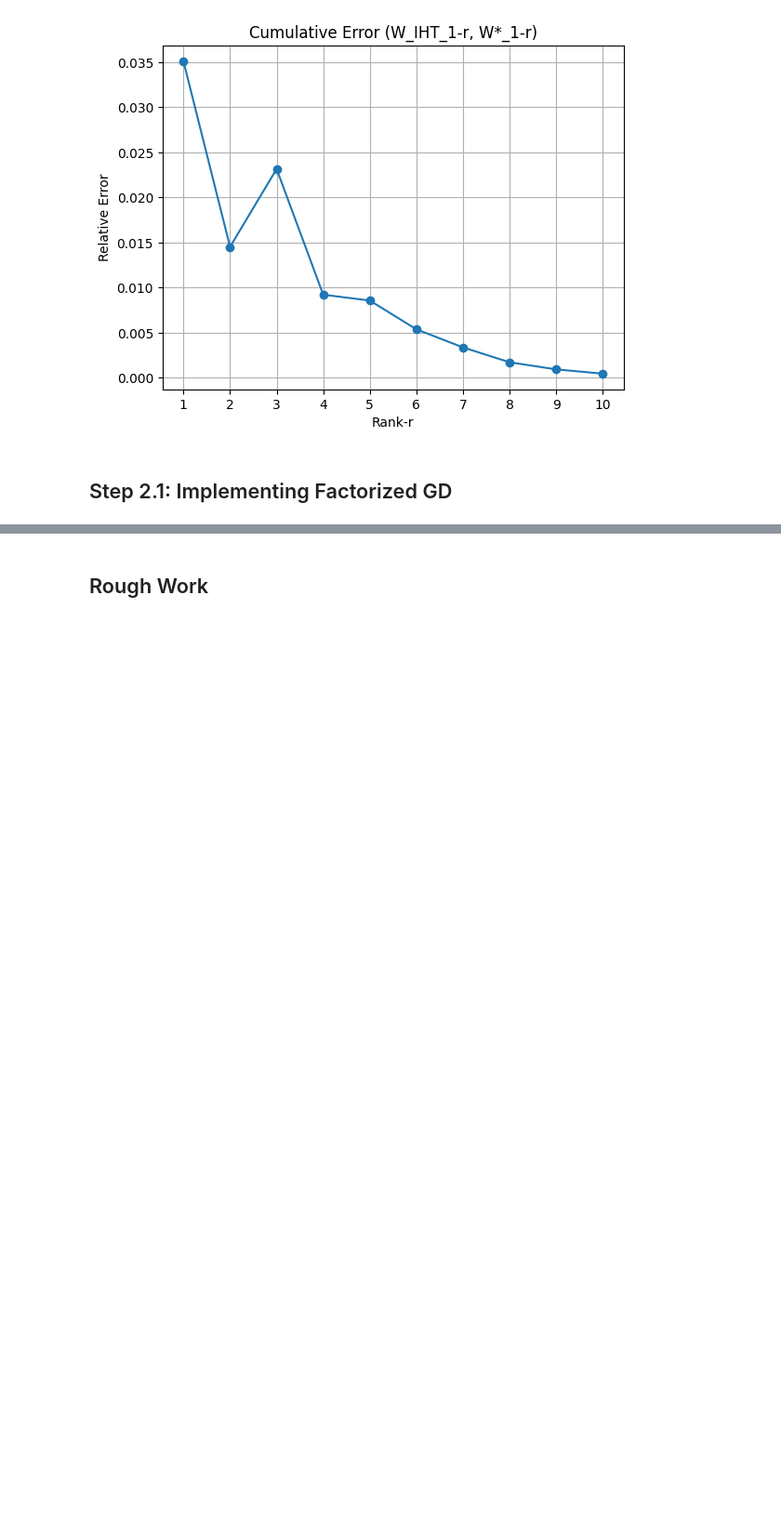
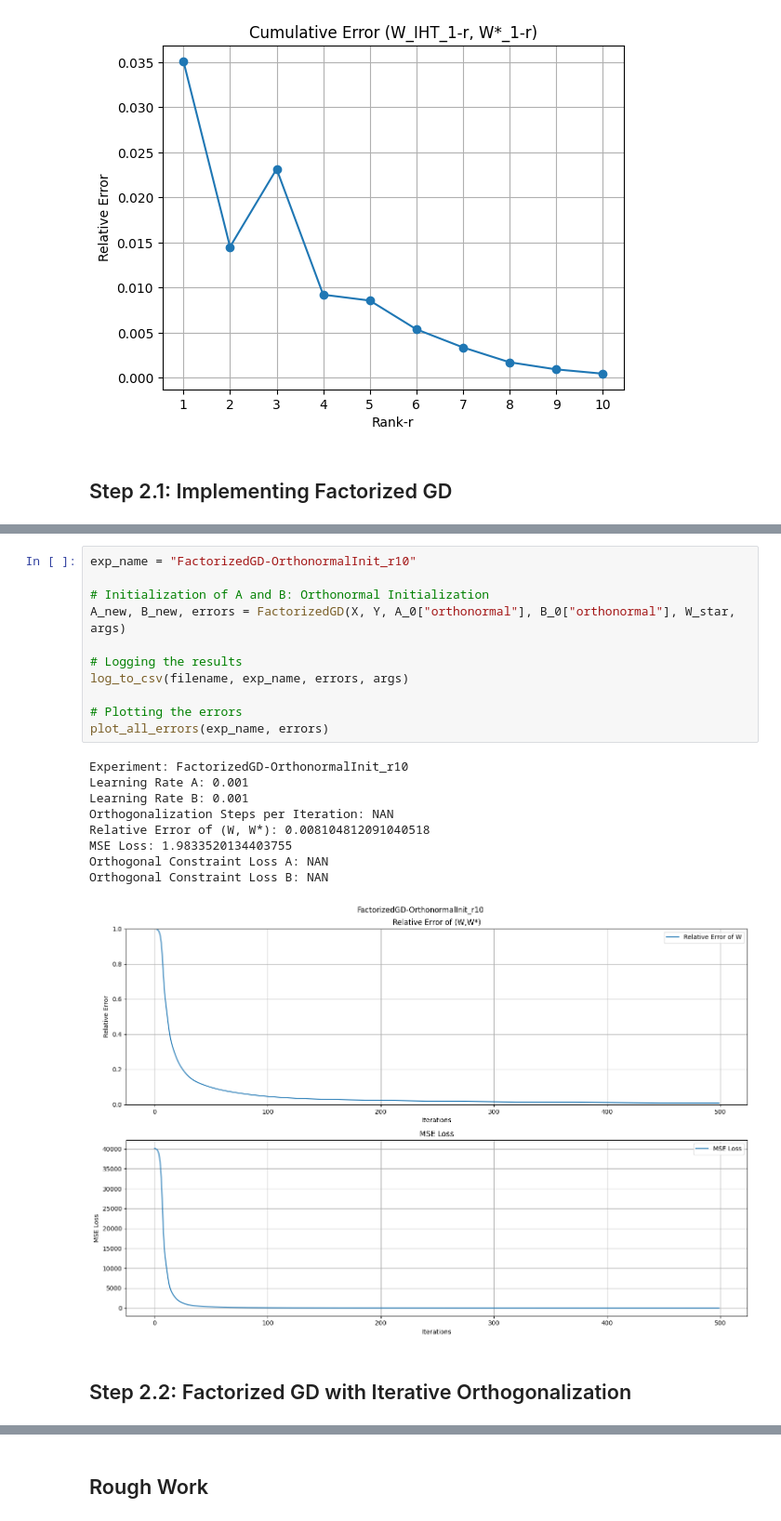
Before and after one commit to nikhil-chigali/Sequential-Low-Rank-Regression, a Jupyter notebook: sequential_low_rank_regression.ipynb, the cells around one changed output, grey strips where cells are left out. Shown at 93% size. Cells and saved outputs as stored; diff of their text form; blank space fills up the shorter version.

```diff
--- a/sequential_low_rank_regression.ipynb
+++ b/sequential_low_rank_regression.ipynb
@@ -899,0 +525,23 @@ Orthogonal Constraint Loss (A, B):  0.005398375463838491 0.005410598204184243
+# %%
+exp_name = "FactorizedGD-OrthonormalInit_r10"
+
+# Initialization of A and B: Orthonormal Initialization
+A_new, B_new, errors = FactorizedGD(X, Y, A_0["orthonormal"], B_0["orthonormal"], W_star, args)
+
+# Logging the results
+log_to_csv(filename, exp_name, errors, args)
+
+# Plotting the errors
+plot_all_errors(exp_name, errors)
+# %% [output]
+Experiment: FactorizedGD-OrthonormalInit_r10
+Learning Rate A: 0.001
+Learning Rate B: 0.001
+Orthogonalization Steps per Iteration: NAN
+Relative Error of (W, W*): 0.008104812091040518
+MSE Loss: 1.9833520134403755
+Orthogonal Constraint Loss A: NAN
+Orthogonal Constraint Loss B: NAN
+[figure, added]
+# %% [markdown]
+## Step 2.2: Factorized GD with Iterative Orthogonalization
```
Also changed, not shown: parts of 34 cells of this notebook, 4 other files.
